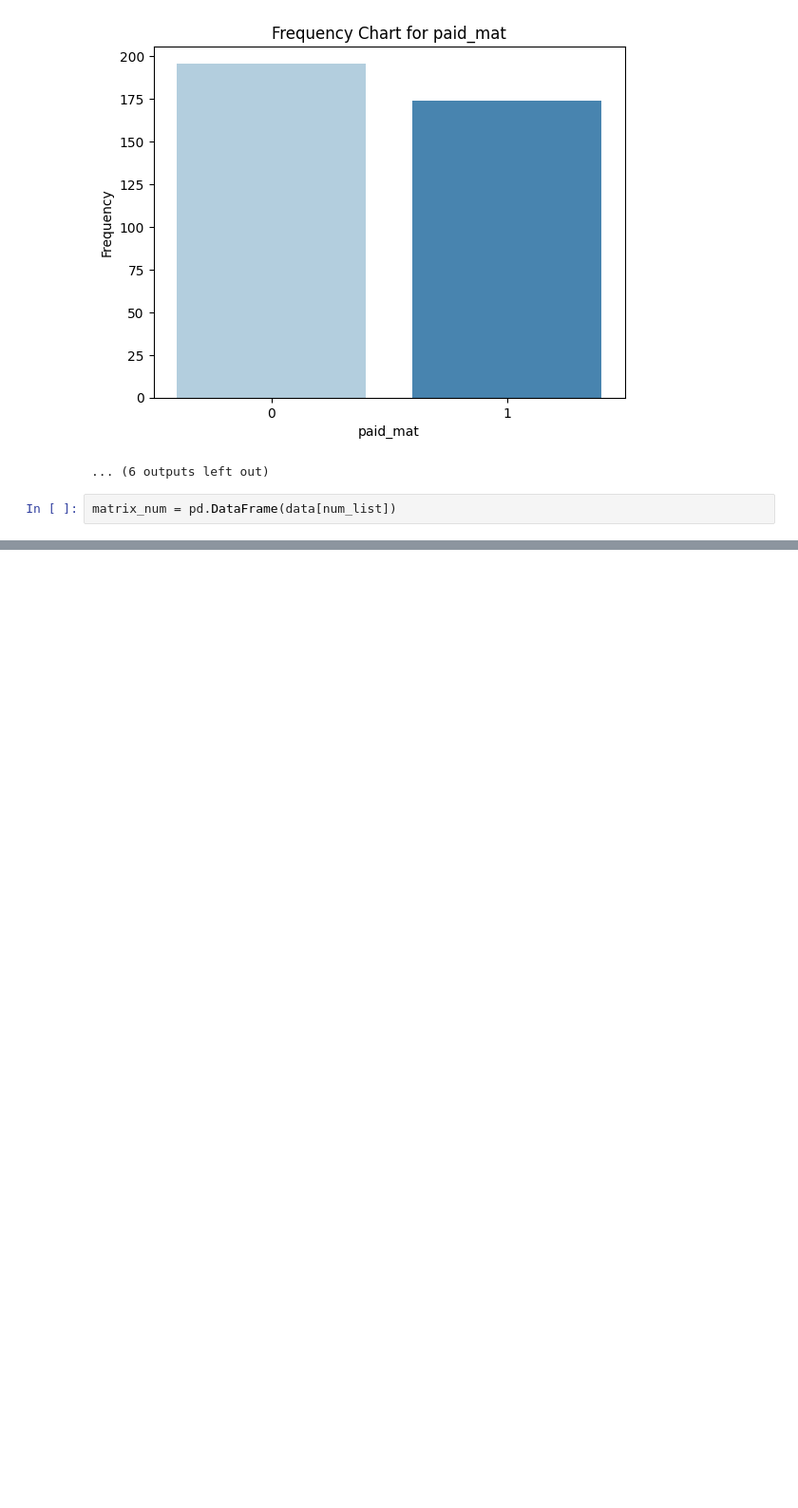
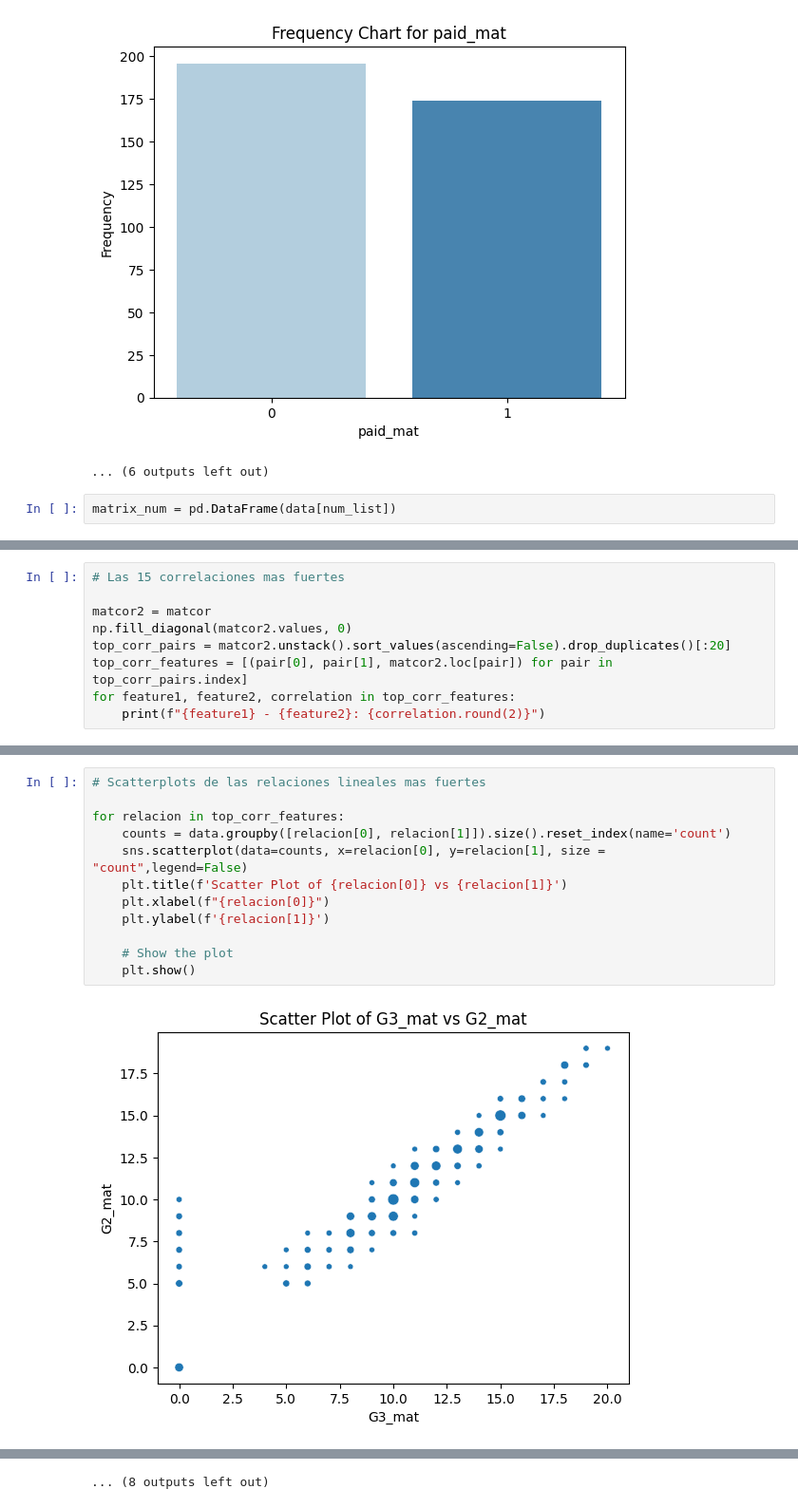
Before and after one commit to agusvaser/StudentGradePrediction, a Jupyter notebook: Untitled-1.ipynb, the cells around one changed output, grey strips where cells are left out. Shown at 95% size. Drawn from its saved outputs; the diff is of its cells as text; blank space fills up the shorter version.

```diff
--- a/Untitled-1.ipynb
+++ b/Untitled-1.ipynb
@@ -176,0 +174,9 @@ sns.heatmap(matrix_num.corr())
+# %%
+# Las 15 correlaciones mas fuertes
+
+matcor2 = matcor
+np.fill_diagonal(matcor2.values, 0)
+top_corr_pairs = matcor2.unstack().sort_values(ascending=False).drop_duplicates()[:20]
+top_corr_features = [(pair[0], pair[1], matcor2.loc[pair]) for pair in top_corr_pairs.index]
+for feature1, feature2, correlation in top_corr_features:
+    print(f"{feature1} - {feature2}: {correlation.round(2)}")
@@ -176,0 +204,14 @@ sns.heatmap(matrix_num.corr())
+# %%
+# Scatterplots de las relaciones lineales mas fuertes
+
+for relacion in top_corr_features:
+    counts = data.groupby([relacion[0], relacion[1]]).size().reset_index(name='count')
+    sns.scatterplot(data=counts, x=relacion[0], y=relacion[1], size = "count",legend=False)
+    plt.title(f'Scatter Plot of {relacion[0]} vs {relacion[1]}')
+    plt.xlabel(f"{relacion[0]}")
+    plt.ylabel(f'{relacion[1]}')
+
+    # Show the plot
+    plt.show()
+# %% [output]
+[figure, added]
@@ -176,0 +229 @@ sns.heatmap(matrix_num.corr())
+... (8 outputs left out)
```
Also changed, not shown: parts of 7 cells of this notebook.
